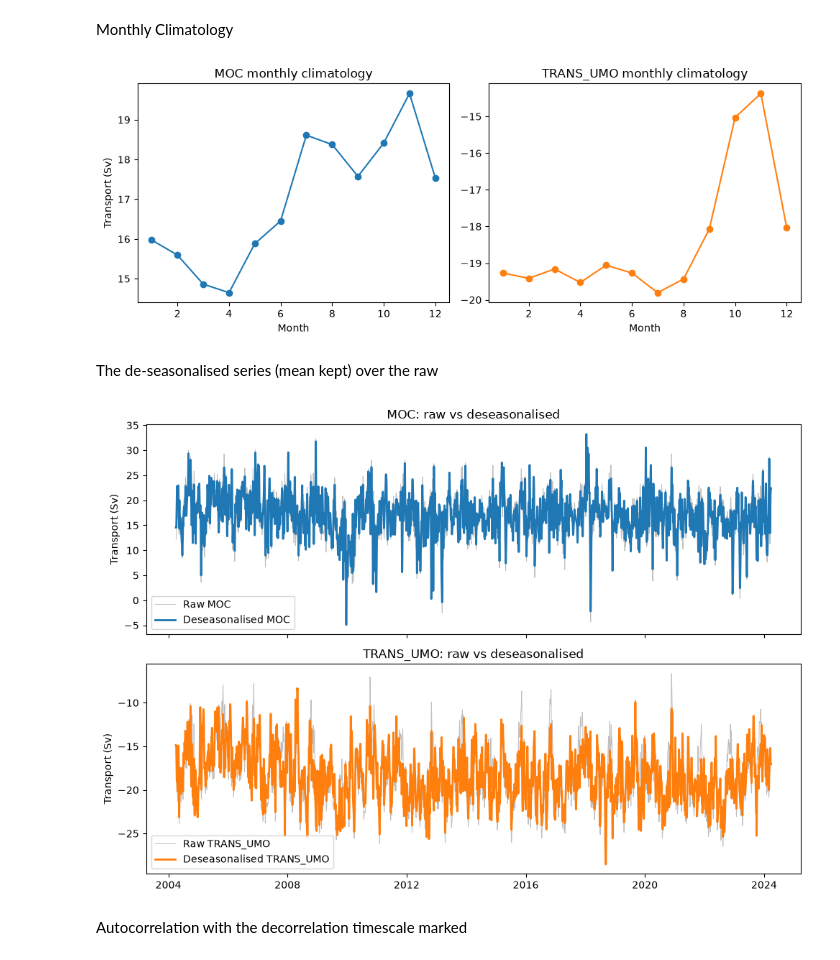
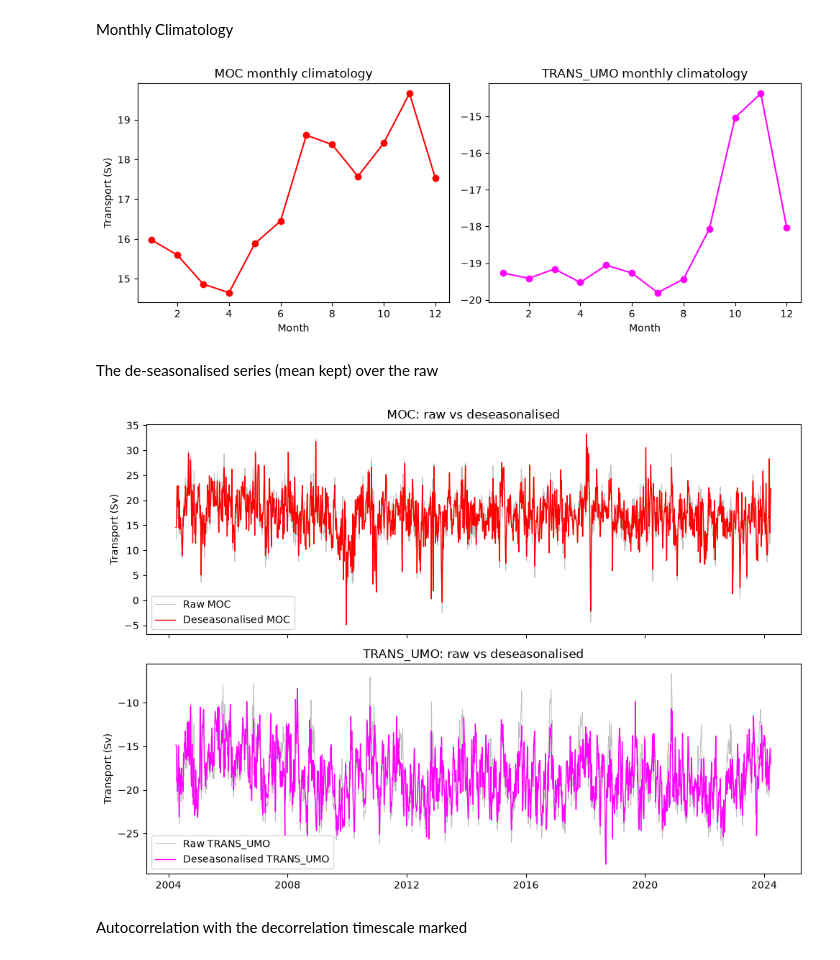
Before and after one commit to Rosecodee/assignment2, a Jupyter notebook: notebook.ipynb, the cells around one changed output. Saved outputs shown, nothing was run; the diff lists cells and outputs as text; code cells hidden in the pictures.

```diff
--- a/notebook.ipynb
+++ b/notebook.ipynb
@@ -123,12 +201,12 @@ TRANS_UMO p_naive vs p_eff: 7.66491664361766e-151 0.0028310605299900296
 Monthly Climatology
 # %%
 fig, axes = plt.subplots(1, 2, figsize=(10, 4))
-axes[0].plot(moc_climatology["month"], moc_climatology.values, marker="o")
+axes[0].plot(moc_climatology["month"], moc_climatology.values, marker="o", color="red")
 axes[0].set_title("MOC monthly climatology")
 axes[0].set_xlabel("Month")
 axes[0].set_ylabel("Transport (Sv)")
 
-axes[1].plot(umo_climatology["month"], umo_climatology.values, marker="o", color="tab:orange")
+axes[1].plot(umo_climatology["month"], umo_climatology.values, marker="o", color="magenta")
 axes[1].set_title("TRANS_UMO monthly climatology")
 axes[1].set_xlabel("Month")
 
@@ -136,29 +214,29 @@ plt.tight_layout()
 plt.savefig("figs/part2a_climatology.png", dpi=150)
 plt.show()
 # %% [output]
-[figure, old version]
+[figure, new version]
 # %% [markdown]
 The de-seasonalised series (mean kept) over the raw
 # %%
 fig, axes = plt.subplots(2, 1, figsize=(10, 7), sharex=True)
 
 axes[0].plot(moc_da["TIME"], moc_da.values, lw=0.7, alpha=0.5, color="gray", label="Raw MOC")
-axes[0].plot(moc_deseasonalised["TIME"], moc_deseasonalised.values, lw=2, color="tab:blue", label="Deseasonalised MOC")
+axes[0].plot(moc_deseasonalised["TIME"], moc_deseasonalised.values, lw=1, color="red", label="Deseasonalised MOC")
 axes[0].set_ylabel("Transport (Sv)")
 axes[0].set_title("MOC: raw vs deseasonalised")
 axes[0].legend()
 
 axes[1].plot(trans_umo_da["TIME"], trans_umo_da.values, lw=0.7, alpha=0.5, color="gray", label="Raw TRANS_UMO")
-axes[1].plot(umo_deseasonalised["TIME"], umo_deseasonalised.values, lw=2, color="tab:orange", label="Deseasonalised TRANS_UMO")
+axes[1].plot(umo_deseasonalised["TIME"], umo_deseasonalised.values, lw=1, color="magenta", label="Deseasonalised TRANS_UMO")
 axes[1].set_ylabel("Transport (Sv)")
 axes[1].set_title("TRANS_UMO: raw vs deseasonalised")
 axes[1].legend()
 
 plt.tight_layout()
 plt.savefig("figs/part2a_deseasonalised.png", dpi=150)
 plt.show()
 # %% [output]
-[figure, old version]
+[figure, new version]
 # %% [markdown]
 Autocorrelation with the decorrelation timescale marked
 # %%
```
Also changed, not shown: parts of 11 cells of this notebook, 8 other files.
